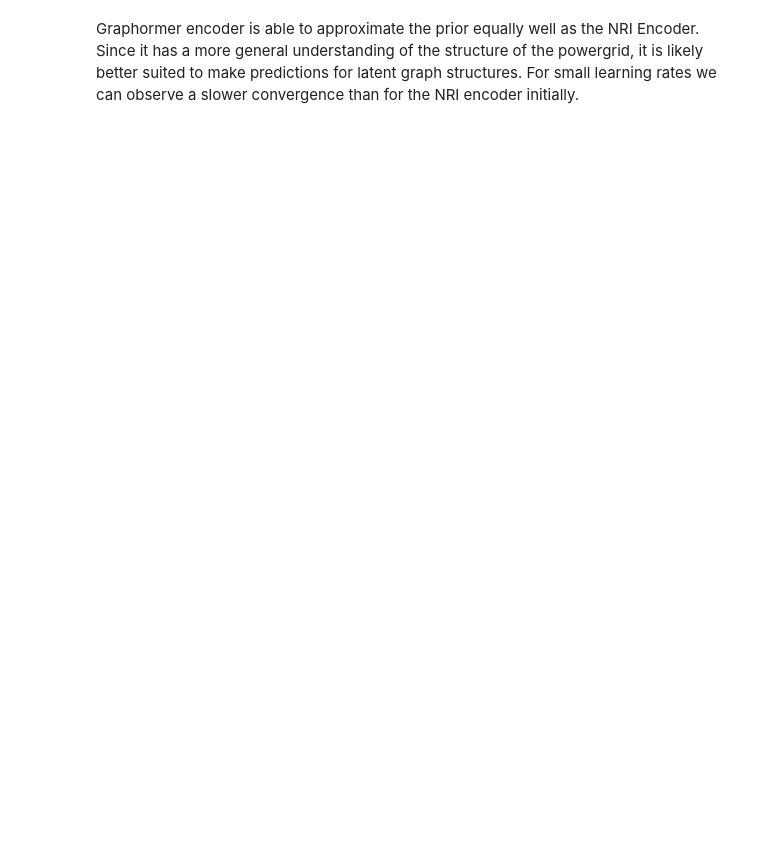
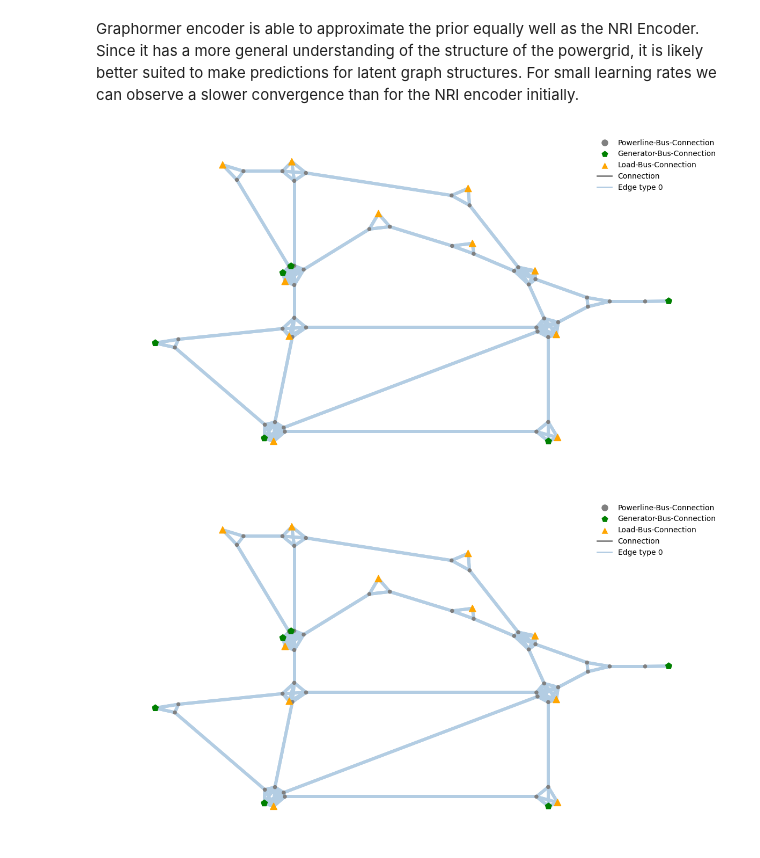
Before and after one commit to HansDampf37/NRI-for-explainable-RL-in-Power-Grids, a Jupyter notebook: visualization/graphormer_vs_nri_encoder_prior_approx.ipynb, the cells around one changed output. Cells and saved outputs as stored; diff of their text form; code cells hidden in the pictures; blank space fills up the shorter version.

```diff
--- a/visualization/graphormer_vs_nri_encoder_prior_approx.ipynb
+++ b/visualization/graphormer_vs_nri_encoder_prior_approx.ipynb
@@ -114,2 +111,24 @@ plt.show()
 # %% [markdown]
 Graphormer encoder is able to approximate the prior equally well as the NRI Encoder. Since it has a more general understanding of the structure of the powergrid, it is likely better suited to make predictions for latent graph structures. For small learning rates we can observe a slower convergence than for the NRI encoder initially.
+# %%
+sample = ds.get(0)
+gumbel = GumbelSoftmax()
+
+x = sample.x
+powerline_edge_index = sample.edge_index
+
+for enc in [graphormer_encoder, nri_encoder]:
+    encoder_logits: Tensor = enc.forward(x=x, powerline_edge_index=powerline_edge_index) # [E, K]
+    p_z_given_x: Tensor = F.softmax(encoder_logits, dim=-1).detach().cpu().numpy() # [E, K]
+    p_one_hot: Tensor = gumbel.forward(x=encoder_logits).detach().cpu().numpy() # [E, K]
+
+    plotting_args = PlottingArgs(
+        env.observation_space.num_nodes,
+        get_node_styles(env._g2op_env, env.observation_space.__class__),
+        powerline_edge_index=powerline_edge_index,
+        latent_edge_probs=p_z_given_x,
+    )
+    visualize_graph(plotting_args)
+# %% [output]
+[figure, added]
+[figure, added]
```
Also changed, not shown: parts of 6 cells of this notebook, 4 other files.
